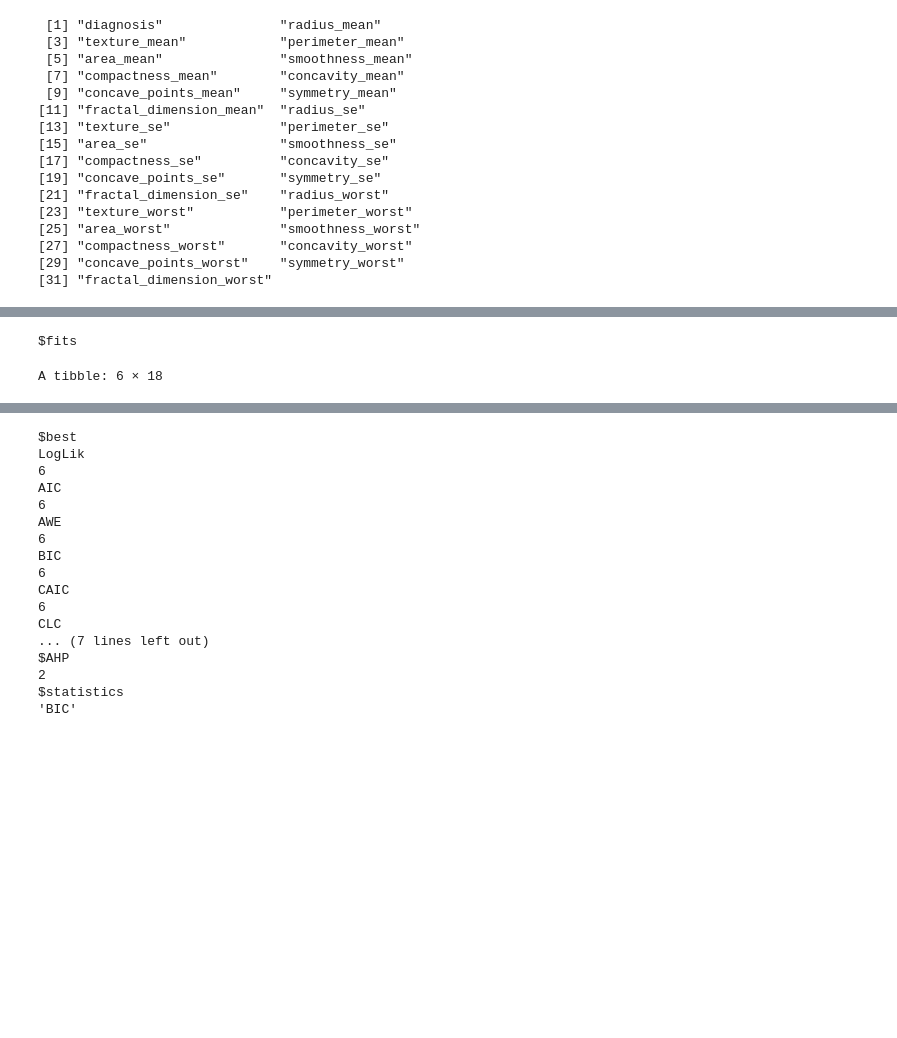
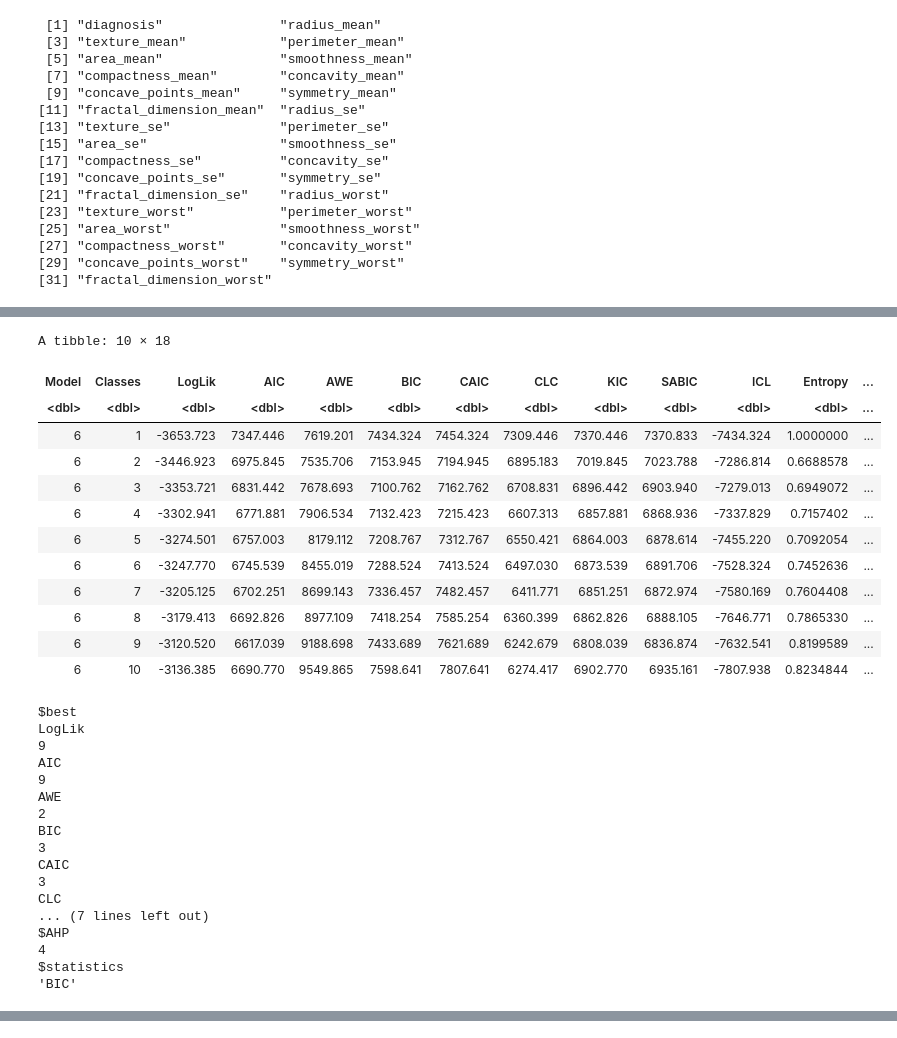
Before and after one commit to kslote1/hui-walter, a Jupyter notebook: Latent Class Analysis.ipynb, the cells around one changed output, grey strips where cells are left out. Drawn from its saved outputs; the diff is of its cells as text; code cells hidden in the pictures; blank space fills up the shorter version.

```diff
--- a/Latent Class Analysis.ipynb
+++ b/Latent Class Analysis.ipynb
@@ -110,11 +167,10 @@ Warning message:
 # %%
 breast_cancer  %>%
-  select(radius_mean, texture_mean, perimeter_mean, area_mean, smoothness_mean, compactness_mean, concavity_mean,
-         concave_points_mean, symmetry_mean, fractal_dimension_mean, radius_se, texture_se, perimeter_se,
-         area_se, smoothness_se, compactness_se, concavity_se, concave_points_se, symmetry_se, fractal_dimension_se,
-         radius_worst, texture_worst, perimeter_worst, area_worst, smoothness_worst, compactness_worst,
-         concavity_worst, concave_points_worst, symmetry_worst, fractal_dimension_worst) %>%
-  estimate_profiles(1:6) %>%
+  select(all_of(features)) %>%
+  subset(select=bc_subset) %>%
+  scale() %>%
+  estimate_profiles(1:10, variances = "varying",
+                   covariances = "varying") %>%
   #get_fit() %>%
   compare_solutions()
 # %% [output]
@@ -123,2 +178,30 @@ Warning message:
-$fits
+A tibble: 10 × 18
+| Model | Classes | LogLik | AIC | AWE | BIC | CAIC | CLC | KIC | SABIC | ICL | Entropy | ... |
+| <dbl> | <dbl> | <dbl> | <dbl> | <dbl> | <dbl> | <dbl> | <dbl> | <dbl> | <dbl> | <dbl> | <dbl> | ... |
+| 6 | 1 | -3653.723 | 7347.446 | 7619.201 | 7434.324 | 7454.324 | 7309.446 | 7370.446 | 7370.833 | -7434.324 | 1.0000000 | ... |
+| 6 | 2 | -3446.923 | 6975.845 | 7535.706 | 7153.945 | 7194.945 | 6895.183 | 7019.845 | 7023.788 | -7286.814 | 0.6688578 | ... |
+| 6 | 3 | -3353.721 | 6831.442 | 7678.693 | 7100.762 | 7162.762 | 6708.831 | 6896.442 | 6903.940 | -7279.013 | 0.6949072 | ... |
+| 6 | 4 | -3302.941 | 6771.881 | 7906.534 | 7132.423 | 7215.423 | 6607.313 | 6857.881 | 6868.936 | -7337.829 | 0.7157402 | ... |
+| 6 | 5 | -3274.501 | 6757.003 | 8179.112 | 7208.767 | 7312.767 | 6550.421 | 6864.003 | 6878.614 | -7455.220 | 0.7092054 | ... |
+| 6 | 6 | -3247.770 | 6745.539 | 8455.019 | 7288.524 | 7413.524 | 6497.030 | 6873.539 | 6891.706 | -7528.324 | 0.7452636 | ... |
+| 6 | 7 | -3205.125 | 6702.251 | 8699.143 | 7336.457 | 7482.457 | 6411.771 | 6851.251 | 6872.974 | -7580.169 | 0.7604408 | ... |
+| 6 | 8 | -3179.413 | 6692.826 | 8977.109 | 7418.254 | 7585.254 | 6360.399 | 6862.826 | 6888.105 | -7646.771 | 0.7865330 | ... |
+| 6 | 9 | -3120.520 | 6617.039 | 9188.698 | 7433.689 | 7621.689 | 6242.679 | 6808.039 | 6836.874 | -7632.541 | 0.8199589 | ... |
+| 6 | 10 | -3136.385 | 6690.770 | 9549.865 | 7598.641 | 7807.641 | 6274.417 | 6902.770 | 6935.161 | -7807.938 | 0.8234844 | ... |
-A tibble: 6 × 18
+$best
+LogLik
+9
+AIC
+9
+AWE
+2
+BIC
+3
+CAIC
+3
+CLC
+... (7 lines left out)
+$AHP
+4
+$statistics
+'BIC'
@@ -133,17 +207,0 @@ A tibble: 6 × 18
-$best
-LogLik
-6
-AIC
-6
-AWE
-6
-BIC
-6
-CAIC
-6
-CLC
-... (7 lines left out)
-$AHP
-2
-$statistics
-'BIC'
```
Also changed, not shown: parts of 16 cells of this notebook, 3 other files.
